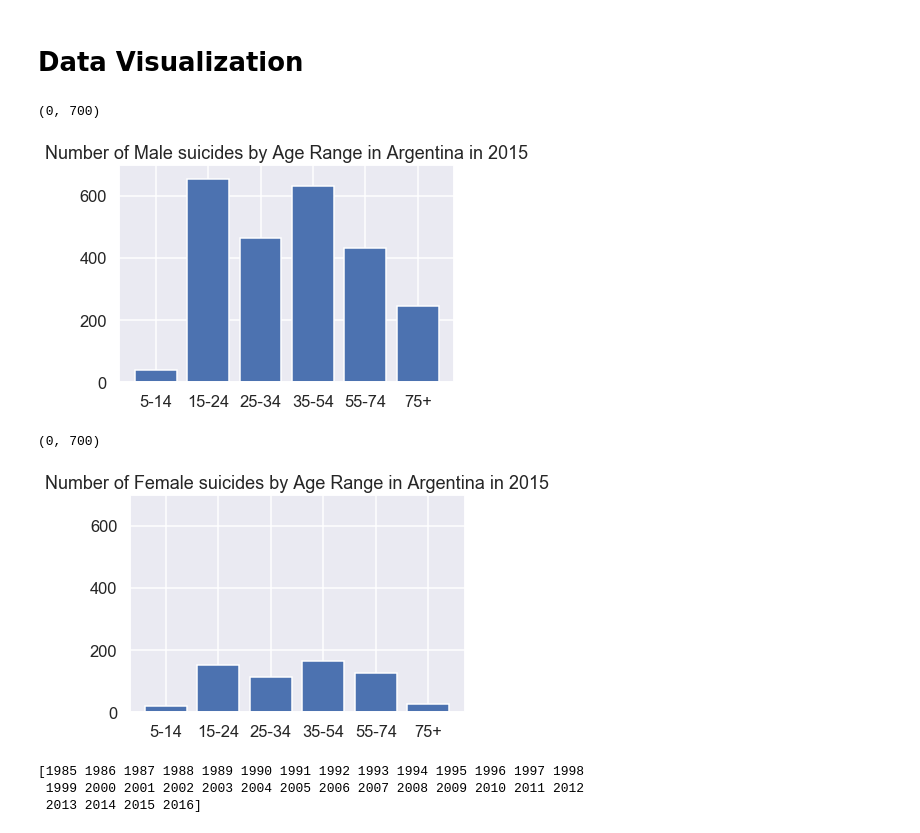
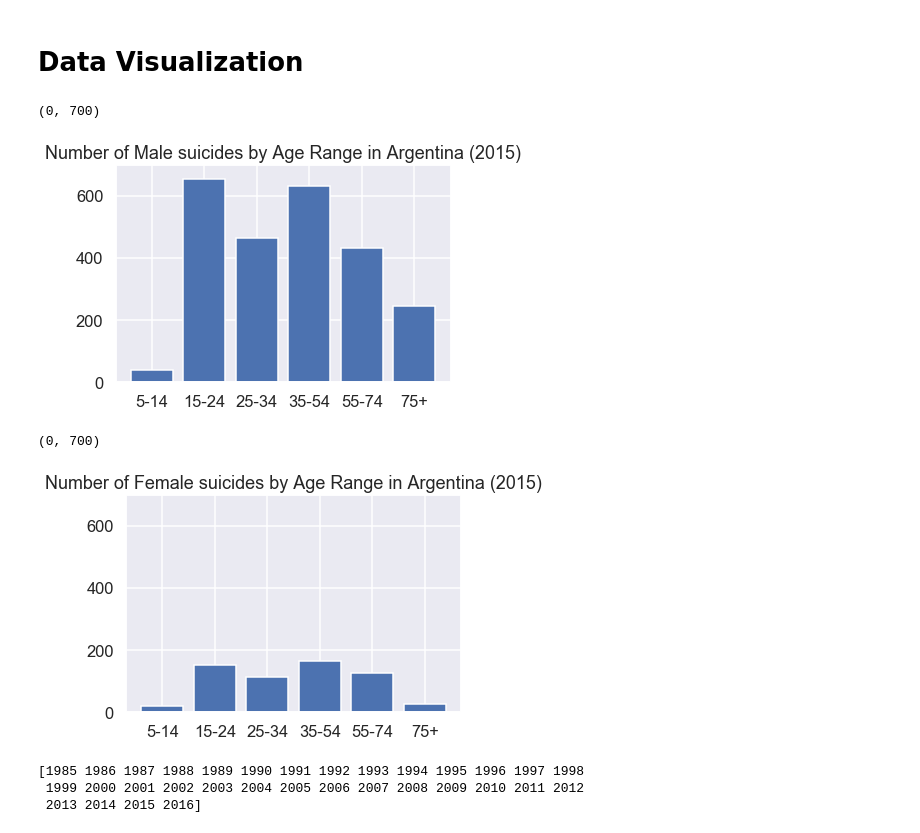
Before and after one commit to WayGold/COGS-108-FinalProject, a Jupyter notebook: FinalProject.ipynb, the cells around one changed output. Drawn from its saved outputs; the diff is of its cells as text; code cells hidden in the pictures.

```diff
--- a/FinalProject.ipynb
+++ b/FinalProject.ipynb
@@ -93,6 +93,10 @@ pd.set_option('precision', 2)
 # %%
 # Sex+Age vs Suicide Rates
 # Age ranges: 5-14(range a), 15-24(range b), 25-34(range c), 35-54(range d), 55-74(range e), 75+(range f)
+
+df_sex_2015 = df_sex[df_sex['year'] == 2015]
+df_sex_argentina = df_sex_2015[df_sex_2015['country'] == 'Argentina']
+
 count_male_a = 0
 count_male_b = 0
 count_male_c = 0
@@ -101,35 +105,35 @@ count_male_e = 0
 count_male_f = 0
 
 #df_sex
 df_male_ARG = df_sex_argentina[df_sex_argentina['sex'] == 'male']
 
 for index, row in df_male_ARG.iterrows():
     if(row['age'] == '75+ years'):
         count_male_f += row['suicides_no']
     elif(row['age'] == '55-74 years'):
         count_male_e += row['suicides_no']
     elif(row['age'] == '35-54 years'):
         count_male_d += row['suicides_no']
     elif(row['age'] == '25-34 years'):
         count_male_c += row['suicides_no']
     elif(row['age'] == '15-24 years'):
         count_male_b += row['suicides_no']
     elif(row['age'] == '5-14 years'):
         count_male_a += row['suicides_no']
     else:
         print("fail to find age within range!")
 
 #print("count 5-14:", count_male_a, "count 15-24:", count_male_b, "count 25-34:", count_male_c, "count 35-54:", count_male_d, "count 55_74:", count_male_e, "count 75+:", count_male_f)
 
 count_dict = {'Group':['5-14', '15-24', '25-34', '35-54', '55-74', '75+'],
               'Count':[count_male_a, count_male_b, count_male_c, count_male_d, count_male_e, count_male_f]}
 counts = pd.DataFrame(count_dict)
 plt.bar(counts.Group, height = counts.Count)
-plt.title("Number of Male suicides by Age Range in Argentina in 2015")
+plt.title("Number of Male suicides by Age Range in Argentina (2015)")
 plt.ylim(0, 700)
 # %% [output]
 (0, 700)
-[figure, old version]
+[figure, new version]
 # %%
 count_female_a = 0
 count_female_b = 0
@@ -163,11 +167,11 @@ count_dict = {'Group':['5-14', '15-24', '25-34', '35-54', '55-74', '75+'],
               'Count':[count_female_a, count_female_b, count_female_c, count_female_d, count_female_e, count_female_f]}
 counts = pd.DataFrame(count_dict)
 plt.bar(counts.Group, height = counts.Count)
-plt.title("Number of Female suicides by Age Range in Argentina in 2015")
+plt.title("Number of Female suicides by Age Range in Argentina (2015)")
 plt.ylim(0, 700)
 # %% [output]
 (0, 700)
-[figure, old version]
+[figure, new version]
 # %%
 # GDP vs Suicide Rate
 ARG_gdp = df_gdp[df_gdp['country'] == 'Argentina']
```
